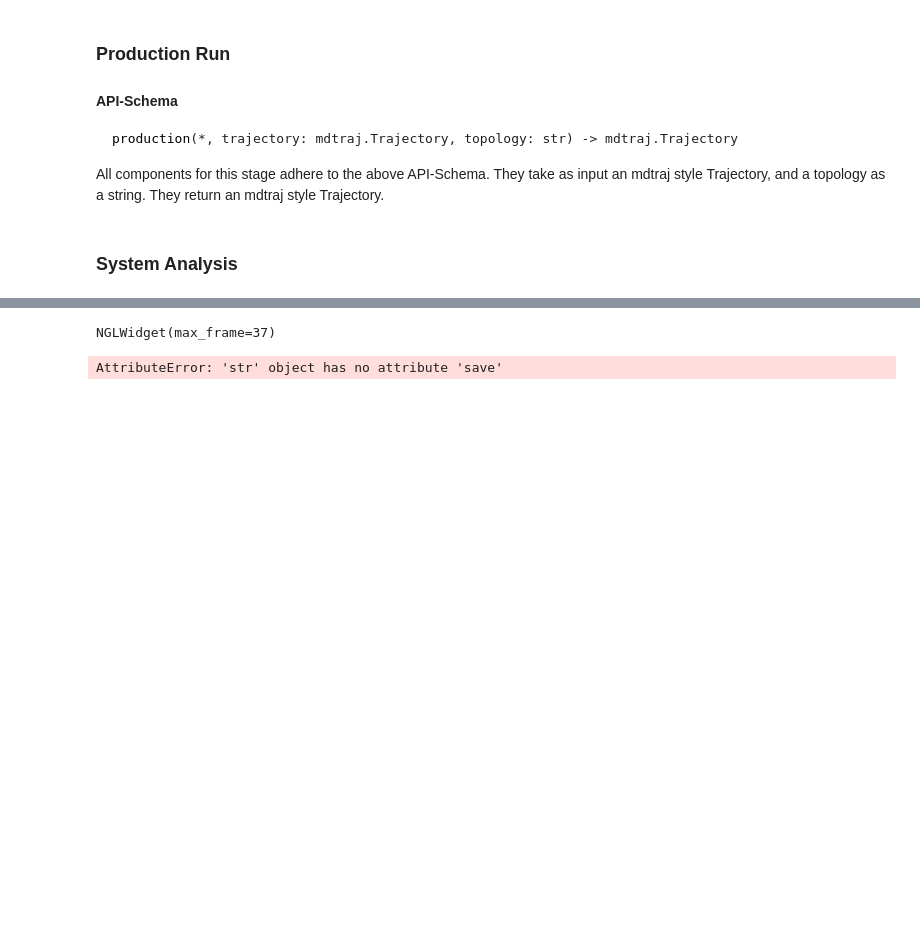
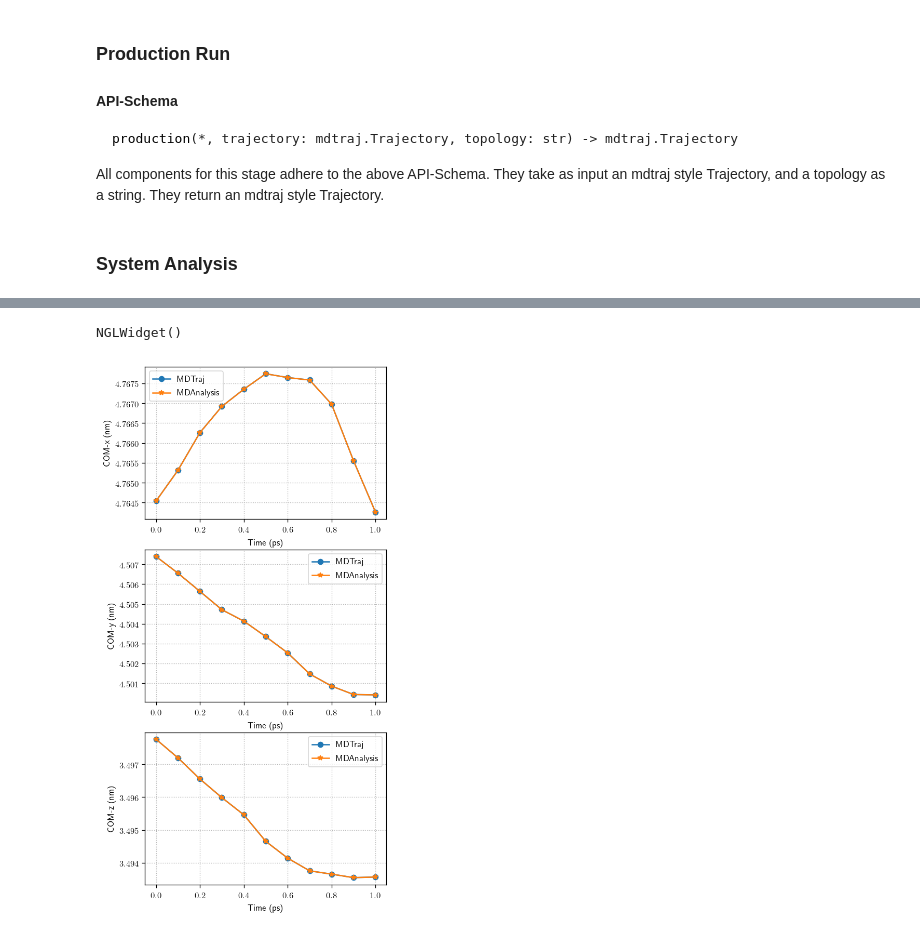
Before and after one commit to Lnaden/mminterconcept, a Jupyter notebook: mminterconcept_jupyter.ipynb, the cells around one changed output, grey strips where cells are left out. Saved outputs shown, nothing was run; the diff lists cells and outputs as text; code cells hidden in the pictures; blank space fills up the shorter version.

Commit message:
updated analysis 2D plots; everything is working

````diff
--- a/mminterconcept_jupyter.ipynb
+++ b/mminterconcept_jupyter.ipynb
@@ -85,6 +85,9 @@ production(*, trajectory: mdtraj.Trajectory, topology: str) -> mdtraj.Trajectory
 ```
 All components for this stage adhere to the above API-Schema. They take as input an mdtraj style Trajectory, and a topology as a string. They return an mdtraj style Trajectory.
 # %%
-trajectory, topology = openmm_production(trajectory=trajectory, topology=topology)
+trajectory = openmm_production(trajectory=trajectory, topology=topology)
+
+# should we include topology as output too?
+# trajectory, topology = openmm_production(trajectory=trajectory, topology=topology)
 # %% [markdown]
 ### System Analysis
@@ -91,60 +112,24 @@ trajectory, topology = openmm_production(trajectory=trajectory, topology=topolog
 # %%
-import nglview
-from mminterconcept.construction.tools import ImportPDB
+pdbID = '1LFH' # LACTOFERRIN globular glycoprotein ~ 10549 atoms
+#pdbID = '1L2Y' # ARTIFICIAL Trp-Cage miniprotein ~ 304 atoms
 
-#pdbFile = 'dialanine' # Loads charge-neutral alanine dipeptide from data dir
-#pdbID = '1LFH' # LACTOFERRIN globular glycoprotein ~ 10549 atoms
-pdbID = '1L2Y' # ARTIFICIAL Trp-Cage miniprotein ~ 304 atoms
-
-with ImportPDB(pdbID) as traj:
-    view = nglview.show_mdtraj(traj)
-
-view
+ngl_view(pdbID=pdbID)
 # %% [output]
-NGLWidget(max_frame=37)
+NGLWidget()
-# %%
-import os
-import mdtraj
-from mminterconcept.analysis import mdtraj_com, mdtraj_rmsd, mdtraj_rog, mdtraj_rdf, mdtraj_den
-from mminterconcept.analysis import mda_com, mda_rmsd, mda_rog, mda_rdf, mda_den
-
-# This is for testing purposes ... the 5 lines below should be eventually deleted
-path_to_files = os.path.join('mminterconcept', 'data', '1LFH', 'gmx')
-struct = os.path.join(path_to_files, 'struct', 'system_ionized.pdb')
-traj = os.path.join(path_to_files, 'traj', 'MD-1ps.trr')
-
-topol, trajectory = mdtraj.load(struct), mdtraj.load(traj, top=struct)
-
-###################################################
-####### Compute phys variables with MDTraj ########
-###################################################
-
-# Temporal analyses
-time_mdt, com_mdt = mdtraj_com(topol, trajectory)
-time_mdt, den_mdt = mdtraj_den(topol, trajectory)
-time_mdt, rmsd_mdt = mdtraj_rmsd(topol, trajectory)
-time_mdt, rog_mdt = mdtraj_rog(topol, trajectory)
-
-# Spatial (structural) analysis
-rdist_mdt, rdf_mdt = mdtraj_rdf(topol, trajectory)
-
-
-###################################################
-###### Compute phys variables with MDAnalysis #####
-###################################################
-
-# Temporal analyses
-time_mda, com_mda = mda_com(topol, trajectory)
-time_mda, den_mda = mda_den(topol, trajectory)
-time_mda, rmsd_mda = mda_rmsd(topol, trajectory)
-time_mda, rog_mda = mda_rog(topol, trajectory)
-
-# Spatial (structural) analysis
-rdist_mda, rdf_mda = mda_rdf(topol, trajectory)
-# %% [output]
-AttributeError: 'str' object has no attribute 'save'
 # %%
-# Plot the x-component of the protein center of mass a function of time
+###############################################
+############# 2D Temporal Analysis ############
+###############################################
+
+# Compute protein center of mass with MDTraj
+time_mdt, com_mdt = mdtraj_com(trajectory)
+
+# Compute protein center of mass with MDAnalysis
+time_mda, com_mda = mda_com(trajectory)
+
+# Plot the protein center of mass a function of time
 from mminterconcept.analysis import plot_com
 
-plot_com(time_mdt, com_mdt[:,0], time_mda, com_mda[:,0])
+plot_com(time_mdt, com_mdt, time_mda, com_mda)
+# %% [output]
+[figure, added]
````
Also changed, not shown: parts of 8 cells of this notebook.
